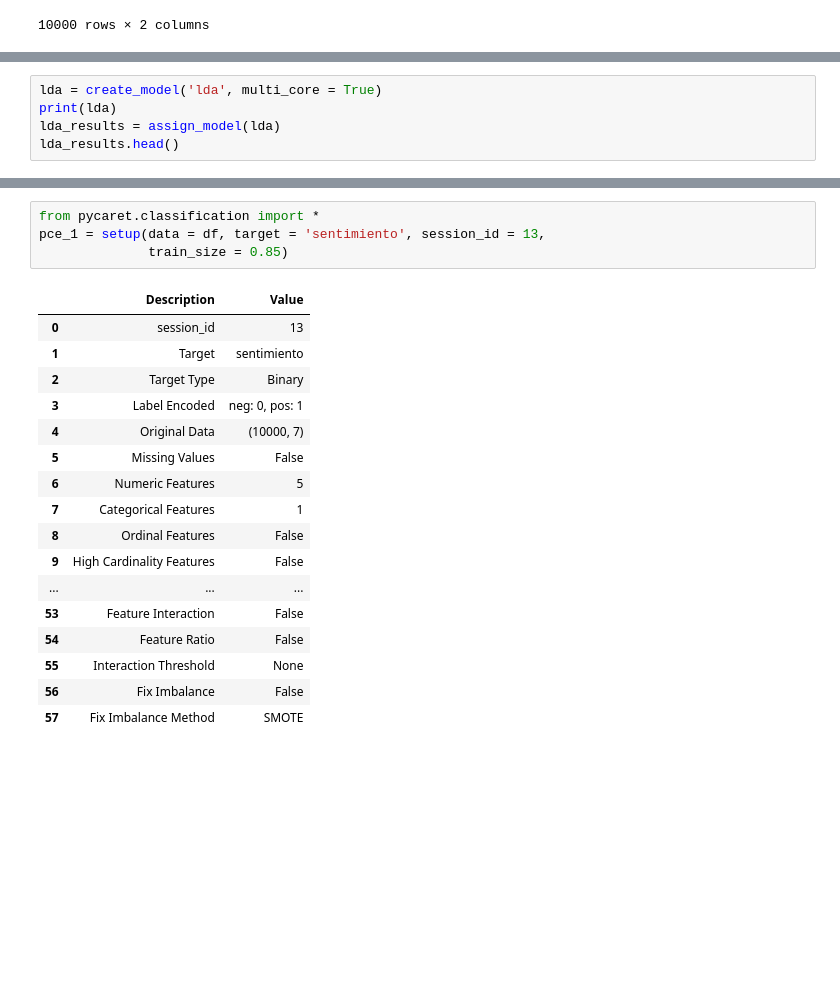
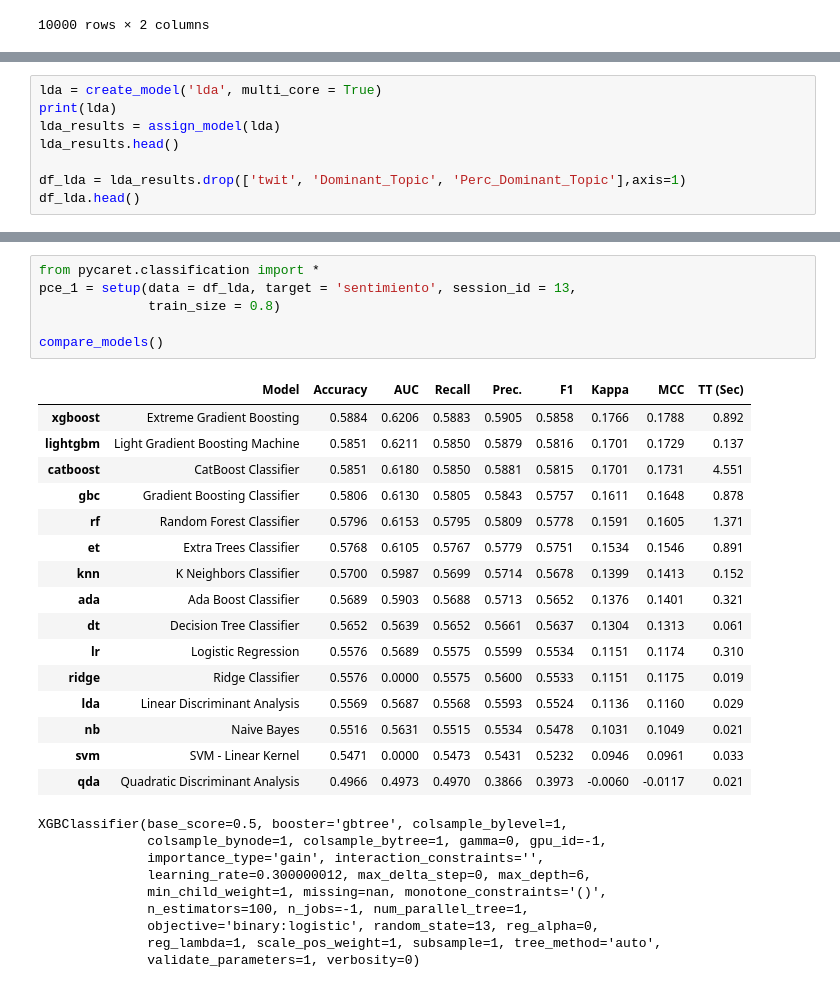
Before and after one commit to IEXE-Tec/aprendizaje-maquina-2, a Jupyter notebook: 07_NLP.ipynb, the cells around one changed output, grey strips where cells are left out. Cells and saved outputs as stored; diff of their text form; blank space fills up the shorter version.

```diff
--- a/07_NLP.ipynb
+++ b/07_NLP.ipynb
@@ -706,4 +708,7 @@ lda = create_model('lda', multi_core = True)
 print(lda)
 lda_results = assign_model(lda)
 lda_results.head()
+
+df_lda = lda_results.drop(['twit', 'Dominant_Topic', 'Perc_Dominant_Topic'],axis=1)
+df_lda.head()
 # %% [output]
@@ -727,22 +721,32 @@ df.head()
 # %%
 from pycaret.classification import *
-pce_1 = setup(data = df, target = 'sentimiento', session_id = 13,
-              train_size = 0.85)
+pce_1 = setup(data = df_lda, target = 'sentimiento', session_id = 13,
+              train_size = 0.8)
+
+compare_models()
 # %% [output]
-|  | Description | Value |
-| 0 | session_id | 13 |
-| 1 | Target | sentimiento |
-| 2 | Target Type | Binary |
-| 3 | Label Encoded | neg: 0, pos: 1 |
-| 4 | Original Data | (10000, 7) |
-| 5 | Missing Values | False |
-| 6 | Numeric Features | 5 |
-| 7 | Categorical Features | 1 |
-| 8 | Ordinal Features | False |
-| 9 | High Cardinality Features | False |
-| ... | ... | ... |
-| 53 | Feature Interaction | False |
-| 54 | Feature Ratio | False |
-| 55 | Interaction Threshold | None |
-| 56 | Fix Imbalance | False |
-| 57 | Fix Imbalance Method | SMOTE |
+|  | Model | Accuracy | AUC | Recall | Prec. | F1 | Kappa | MCC | TT (Sec) |
+| xgboost | Extreme Gradient Boosting | 0.5884 | 0.6206 | 0.5883 | 0.5905 | 0.5858 | 0.1766 | 0.1788 | 0.892 |
+| lightgbm | Light Gradient Boosting Machine | 0.5851 | 0.6211 | 0.5850 | 0.5879 | 0.5816 | 0.1701 | 0.1729 | 0.137 |
+| catboost | CatBoost Classifier | 0.5851 | 0.6180 | 0.5850 | 0.5881 | 0.5815 | 0.1701 | 0.1731 | 4.551 |
+| gbc | Gradient Boosting Classifier | 0.5806 | 0.6130 | 0.5805 | 0.5843 | 0.5757 | 0.1611 | 0.1648 | 0.878 |
+| rf | Random Forest Classifier | 0.5796 | 0.6153 | 0.5795 | 0.5809 | 0.5778 | 0.1591 | 0.1605 | 1.371 |
+| et | Extra Trees Classifier | 0.5768 | 0.6105 | 0.5767 | 0.5779 | 0.5751 | 0.1534 | 0.1546 | 0.891 |
+| knn | K Neighbors Classifier | 0.5700 | 0.5987 | 0.5699 | 0.5714 | 0.5678 | 0.1399 | 0.1413 | 0.152 |
+| ada | Ada Boost Classifier | 0.5689 | 0.5903 | 0.5688 | 0.5713 | 0.5652 | 0.1376 | 0.1401 | 0.321 |
+| dt | Decision Tree Classifier | 0.5652 | 0.5639 | 0.5652 | 0.5661 | 0.5637 | 0.1304 | 0.1313 | 0.061 |
+| lr | Logistic Regression | 0.5576 | 0.5689 | 0.5575 | 0.5599 | 0.5534 | 0.1151 | 0.1174 | 0.310 |
+| ridge | Ridge Classifier | 0.5576 | 0.0000 | 0.5575 | 0.5600 | 0.5533 | 0.1151 | 0.1175 | 0.019 |
+| lda | Linear Discriminant Analysis | 0.5569 | 0.5687 | 0.5568 | 0.5593 | 0.5524 | 0.1136 | 0.1160 | 0.029 |
+| nb | Naive Bayes | 0.5516 | 0.5631 | 0.5515 | 0.5534 | 0.5478 | 0.1031 | 0.1049 | 0.021 |
+| svm | SVM - Linear Kernel | 0.5471 | 0.0000 | 0.5473 | 0.5431 | 0.5232 | 0.0946 | 0.0961 | 0.033 |
+| qda | Quadratic Discriminant Analysis | 0.4966 | 0.4973 | 0.4970 | 0.3866 | 0.3973 | -0.0060 | -0.0117 | 0.021 |
+XGBClassifier(base_score=0.5, booster='gbtree', colsample_bylevel=1,
+              colsample_bynode=1, colsample_bytree=1, gamma=0, gpu_id=-1,
+              importance_type='gain', interaction_constraints='',
+              learning_rate=0.300000012, max_delta_step=0, max_depth=6,
+              min_child_weight=1, missing=nan, monotone_constraints='()',
+              n_estimators=100, n_jobs=-1, num_parallel_tree=1,
+              objective='binary:logistic', random_state=13, reg_alpha=0,
+              reg_lambda=1, scale_pos_weight=1, subsample=1, tree_method='auto',
+              validate_parameters=1, verbosity=0)
```
Also changed, not shown: parts of 5 cells of this notebook.
